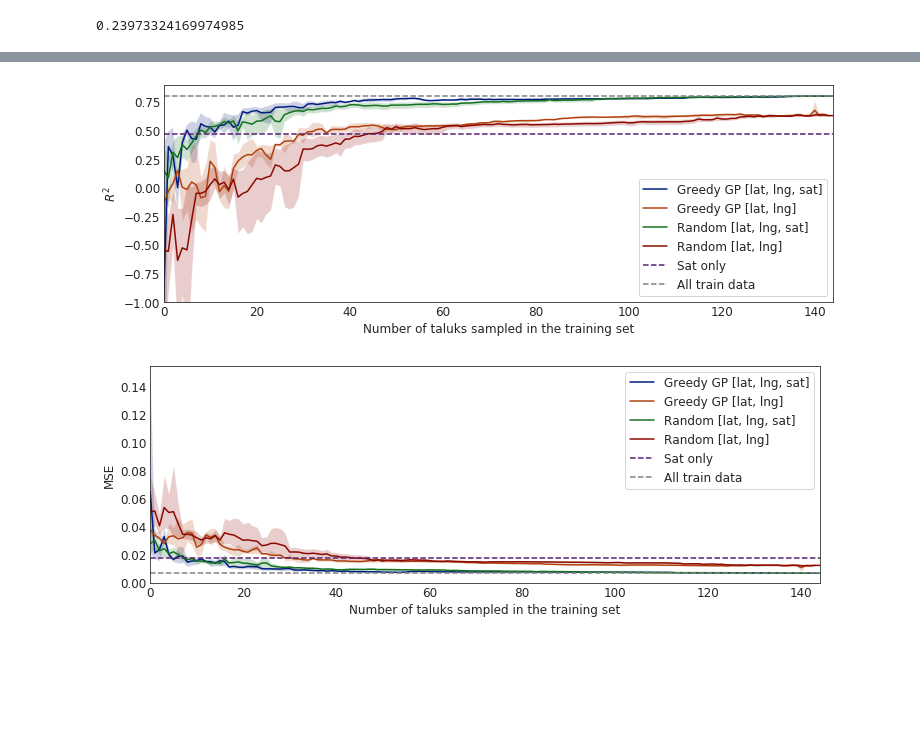
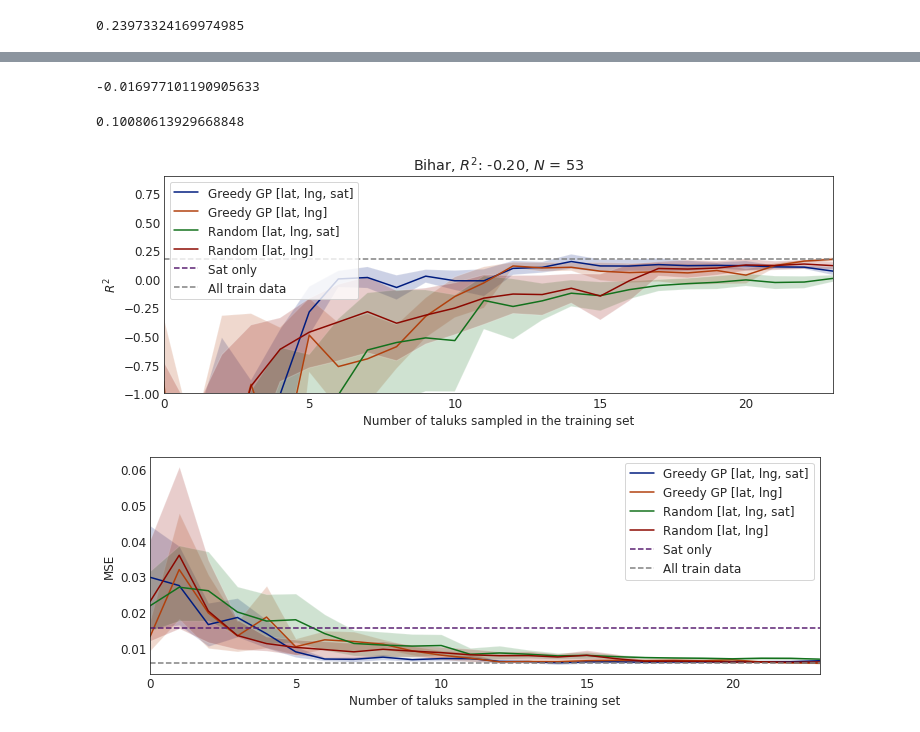
Before and after one commit to chrisyeh96/india-poverty, a Jupyter notebook: evaluation/eval-sampling.ipynb, the cells around one changed output, grey strips where cells are left out. Saved outputs shown, nothing was run; the diff lists cells and outputs as text; code cells hidden in the pictures; blank space fills up the shorter version.

Commit message:
Update sampling code.

```diff
--- a/evaluation/eval-sampling.ipynb
+++ b/evaluation/eval-sampling.ipynb
@@ -25,9 +30,9 @@ mpl.rcParams["xtick.direction"] = "in"
 mpl.rcParams["ytick.direction"] = "in"
 mpl.rcParams.update({'font.size': 12})
 # %%
-fold_idx = 14
+fold_idx = "14"
 # %%
-greedy_sat = pickle.load(open("results/fold_%d/sampling_greedy_sat.pkl" % fold_idx, "rb"))
-greedy_nosat = pickle.load(open("results/fold_%d/sampling_greedy_nosat.pkl" % fold_idx, "rb"))
-random_sat = pickle.load(open("results/fold_%d/sampling_random_sat.pkl" % fold_idx, "rb"))
-random_nosat = pickle.load(open("results/fold_%d/sampling_random_nosat.pkl" % fold_idx, "rb"))
+greedy_sat = pickle.load(open("results/fold_%s/sampling_greedy_sat.pkl" % fold_idx, "rb"))
+greedy_nosat = pickle.load(open("results/fold_%s/sampling_greedy_nosat.pkl" % fold_idx, "rb"))
+random_sat = pickle.load(open("results/fold_%s/sampling_random_sat.pkl" % fold_idx, "rb"))
+random_nosat = pickle.load(open("results/fold_%s/sampling_random_nosat.pkl" % fold_idx, "rb"))
@@ -39,6 +42,6 @@ coeff_random_nosat = pickle.load(open("results/fold_%d/coeff_sampling_random_nos
 # %%
-df_train = pd.read_csv("results/fold_%d/sampling_train.csv" % fold_idx)
-df_val = pd.read_csv("results/fold_%d/sampling_val.csv" % fold_idx)
+df_train = pd.read_csv("results/fold_%s/sampling_train.csv" % fold_idx)
+df_val = pd.read_csv("results/fold_%s/sampling_val.csv" % fold_idx)
 # %%
-df_results = pd.read_csv("results/fold_%d/test_results.csv" % fold_idx)
+df_results = pd.read_csv("results/fold_%s/test_results.csv" % fold_idx)
 # %%
@@ -59,0 +57,8 @@ print(len(df_val))
+# %%
+sp.stats.pearsonr(df["true"], df["electrification"])[0]
+# %% [output]
+-0.016977101190905633
+# %%
+np.std(df["electrification"])
+# %% [output]
+0.10080613929668848
@@ -67,17 +77,20 @@ opt_r2 = max(
 # %%
 plt.figure(figsize=(12, 4))
 sns.tsplot(greedy_sat.r2s_matrix, condition="Greedy GP [lat, lng, sat]", color=plt_colors[0], ci=95)
 sns.tsplot(greedy_nosat.r2s_matrix, condition="Greedy GP [lat, lng]", color=plt_colors[1], ci=95)
 sns.tsplot(random_sat.r2s_matrix, condition="Random [lat, lng, sat]", color=plt_colors[2], ci=95)
 sns.tsplot(random_nosat.r2s_matrix, condition="Random [lat, lng]", color=plt_colors[3], ci=95)
 plt.xlabel("Number of taluks sampled in the training set")
 plt.ylabel("$R^2$")
 plt.axhline(r2_score(df_val["true"], df_val["pred"]), ls="--", color=plt_colors[4], label="Sat only")
 plt.axhline(opt_r2, ls="--", color="grey", label="All train data")
 plt.ylim(-1, 0.9)
+plt.title("%s, $R^2$: %.2f, $N$ = %d" % (df_results["state_name"][0],
+                                         r2_score(df_results["true"], df_results["smoothed"]),
+                                         len(df_train) + len(df_val)))
 plt.legend();
 # %% [output]
-[figure, old version]
+[figure, new version]
 # %%
 opt_mse = min(
   np.mean(np.array(random_sat.mses_matrix)[:,-1]),
@@ -98,4 +111,4 @@ plt.axhline(opt_mse,ls="--", color="grey", label="All train data")
 # plt.ylim(0, 0.01)
 plt.legend();
 # %% [output]
-[figure, old version]
+[figure, new version]
```
Also changed, not shown: parts of 16 cells of this notebook, 5 other files.
